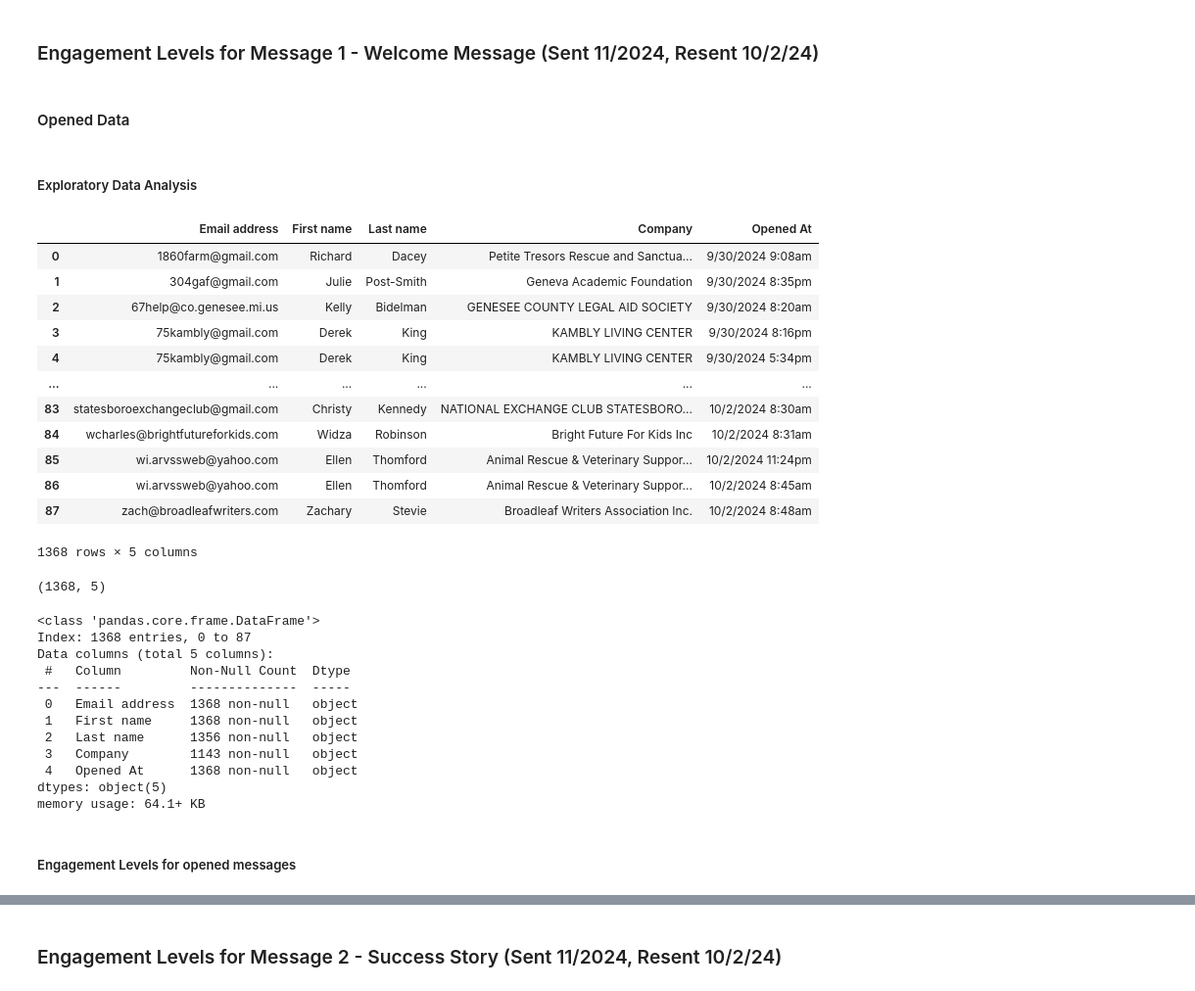
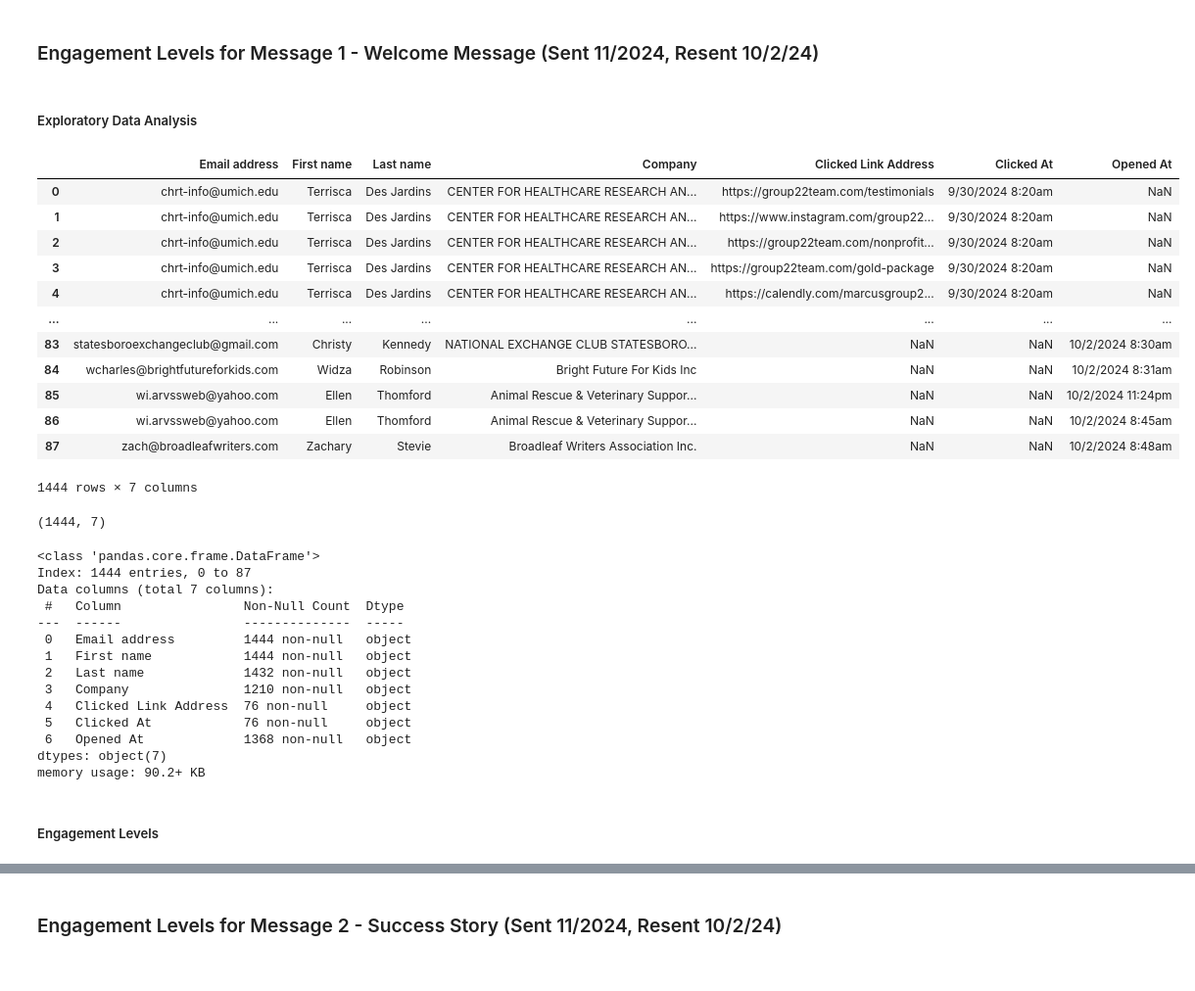
Before and after one commit to Willnguyen02/Recent-Marking-Campaign-Data-Analysis, a Jupyter notebook: main.ipynb, the cells around one changed output, grey strips where cells are left out. Shown at 98% size. Saved outputs shown, nothing was run; the diff lists cells and outputs as text; code cells hidden in the pictures.

```diff
--- a/main.ipynb
+++ b/main.ipynb
@@ -22,46 +30,46 @@ resent_opened_df = pd.read_excel('New-Sub-Message/New Subscriber Message - Re-se
-# %% [markdown]
-#### Opened Data
 # %% [markdown]
 ##### Exploratory Data Analysis
 # %%
-# Created a dataframe that includes all "Opened" excel sheets
-opened_df = pd.concat([original_opened_df, resent_opened_df])
-opened_df
+# Created a dataframe that includes all excel sheets for message 1
+welcome_message_df = pd.concat([original_clicked_df, original_opened_df, resent_clicked_df, resent_opened_df])
+welcome_message_df
 # %% [output]
-|  | Email address | First name | Last name | Company | Opened At |
-| 0 | 1860farm@gmail.com | Richard | Dacey | Petite Tresors Rescue and Sanctua... | 9/30/2024 9:08am |
-| 1 | 304gaf@gmail.com | Julie | Post-Smith | Geneva Academic Foundation | 9/30/2024 8:35pm |
-| 2 | 67help@co.genesee.mi.us | Kelly | Bidelman | GENESEE COUNTY LEGAL AID SOCIETY | 9/30/2024 8:20am |
-| 3 | 75kambly@gmail.com | Derek | King | KAMBLY LIVING CENTER | 9/30/2024 8:16pm |
-| 4 | 75kambly@gmail.com | Derek | King | KAMBLY LIVING CENTER | 9/30/2024 5:34pm |
-| ... | ... | ... | ... | ... | ... |
-| 83 | statesboroexchangeclub@gmail.com | Christy | Kennedy | NATIONAL EXCHANGE CLUB STATESBORO... | 10/2/2024 8:30am |
-| 84 | wcharles@brightfutureforkids.com | Widza | Robinson | Bright Future For Kids Inc | 10/2/2024 8:31am |
-| 85 | wi.arvssweb@yahoo.com | Ellen | Thomford | Animal Rescue & Veterinary Suppor... | 10/2/2024 11:24pm |
-| 86 | wi.arvssweb@yahoo.com | Ellen | Thomford | Animal Rescue & Veterinary Suppor... | 10/2/2024 8:45am |
-| 87 | zach@broadleafwriters.com | Zachary | Stevie | Broadleaf Writers Association Inc. | 10/2/2024 8:48am |
+|  | Email address | First name | Last name | Company | Clicked Link Address | Clicked At | Opened At |
+| 0 | chrt-info@umich.edu | Terrisca | Des Jardins | CENTER FOR HEALTHCARE RESEARCH AN... | https://group22team.com/testimonials | 9/30/2024 8:20am | NaN |
+| 1 | chrt-info@umich.edu | Terrisca | Des Jardins | CENTER FOR HEALTHCARE RESEARCH AN... | https://www.instagram.com/group22... | 9/30/2024 8:20am | NaN |
+| 2 | chrt-info@umich.edu | Terrisca | Des Jardins | CENTER FOR HEALTHCARE RESEARCH AN... | https://group22team.com/nonprofit... | 9/30/2024 8:20am | NaN |
+| 3 | chrt-info@umich.edu | Terrisca | Des Jardins | CENTER FOR HEALTHCARE RESEARCH AN... | https://group22team.com/gold-package | 9/30/2024 8:20am | NaN |
+| 4 | chrt-info@umich.edu | Terrisca | Des Jardins | CENTER FOR HEALTHCARE RESEARCH AN... | https://calendly.com/marcusgroup2... | 9/30/2024 8:20am | NaN |
+| ... | ... | ... | ... | ... | ... | ... | ... |
+| 83 | statesboroexchangeclub@gmail.com | Christy | Kennedy | NATIONAL EXCHANGE CLUB STATESBORO... | NaN | NaN | 10/2/2024 8:30am |
+| 84 | wcharles@brightfutureforkids.com | Widza | Robinson | Bright Future For Kids Inc | NaN | NaN | 10/2/2024 8:31am |
+| 85 | wi.arvssweb@yahoo.com | Ellen | Thomford | Animal Rescue & Veterinary Suppor... | NaN | NaN | 10/2/2024 11:24pm |
+| 86 | wi.arvssweb@yahoo.com | Ellen | Thomford | Animal Rescue & Veterinary Suppor... | NaN | NaN | 10/2/2024 8:45am |
+| 87 | zach@broadleafwriters.com | Zachary | Stevie | Broadleaf Writers Association Inc. | NaN | NaN | 10/2/2024 8:48am |
-1368 rows × 5 columns
+1444 rows × 7 columns
 # %%
 # Checked size of the dataframe
-opened_df.shape
+welcome_message_df.shape
 # %% [output]
-(1368, 5)
+(1444, 7)
 # %%
 # Checked data type
-opened_df.info()
+welcome_message_df.info()
 # %% [output]
 <class 'pandas.core.frame.DataFrame'>
-Index: 1368 entries, 0 to 87
-Data columns (total 5 columns):
- #   Column         Non-Null Count  Dtype
----  ------         --------------  -----
- 0   Email address  1368 non-null   object
- 1   First name     1368 non-null   object
- 2   Last name      1356 non-null   object
- 3   Company        1143 non-null   object
- 4   Opened At      1368 non-null   object
-dtypes: object(5)
-memory usage: 64.1+ KB
+Index: 1444 entries, 0 to 87
+Data columns (total 7 columns):
+ #   Column                Non-Null Count  Dtype
+---  ------                --------------  -----
+ 0   Email address         1444 non-null   object
+ 1   First name            1444 non-null   object
+ 2   Last name             1432 non-null   object
+ 3   Company               1210 non-null   object
+ 4   Clicked Link Address  76 non-null     object
+ 5   Clicked At            76 non-null     object
+ 6   Opened At             1368 non-null   object
+dtypes: object(7)
+memory usage: 90.2+ KB
 # %% [markdown]
-##### Engagement Levels for opened messages
+##### Engagement Levels
 # %%
```
Also changed, not shown: parts of 21 cells of this notebook, 7 other files.
